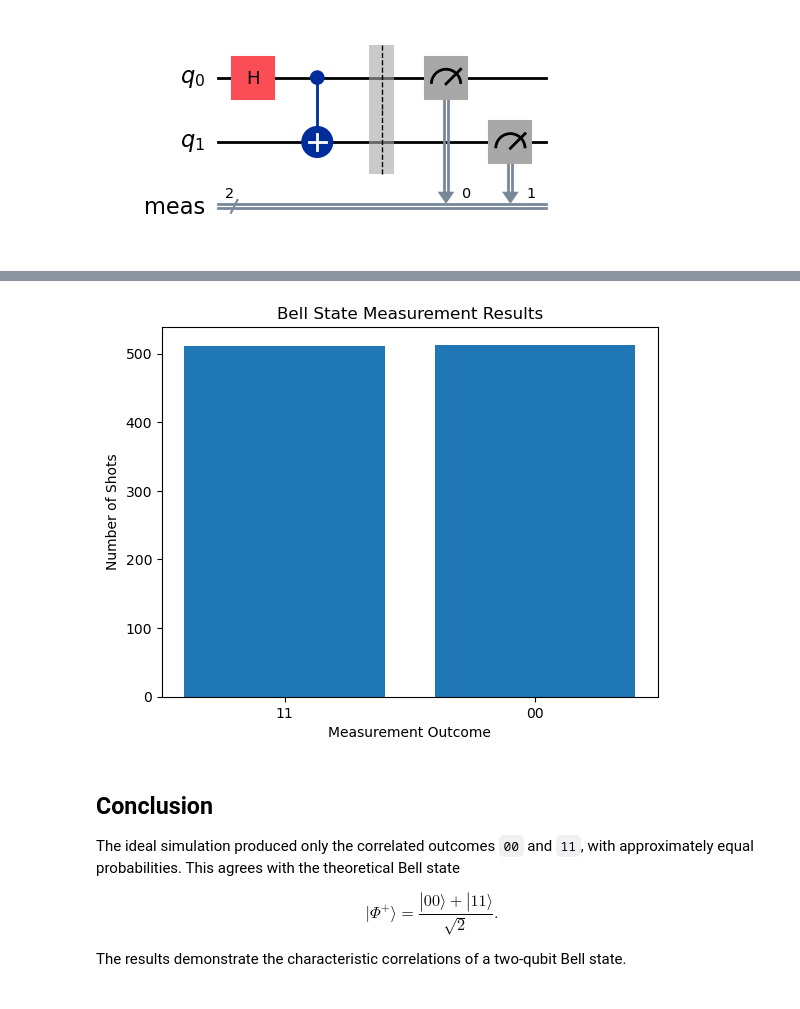
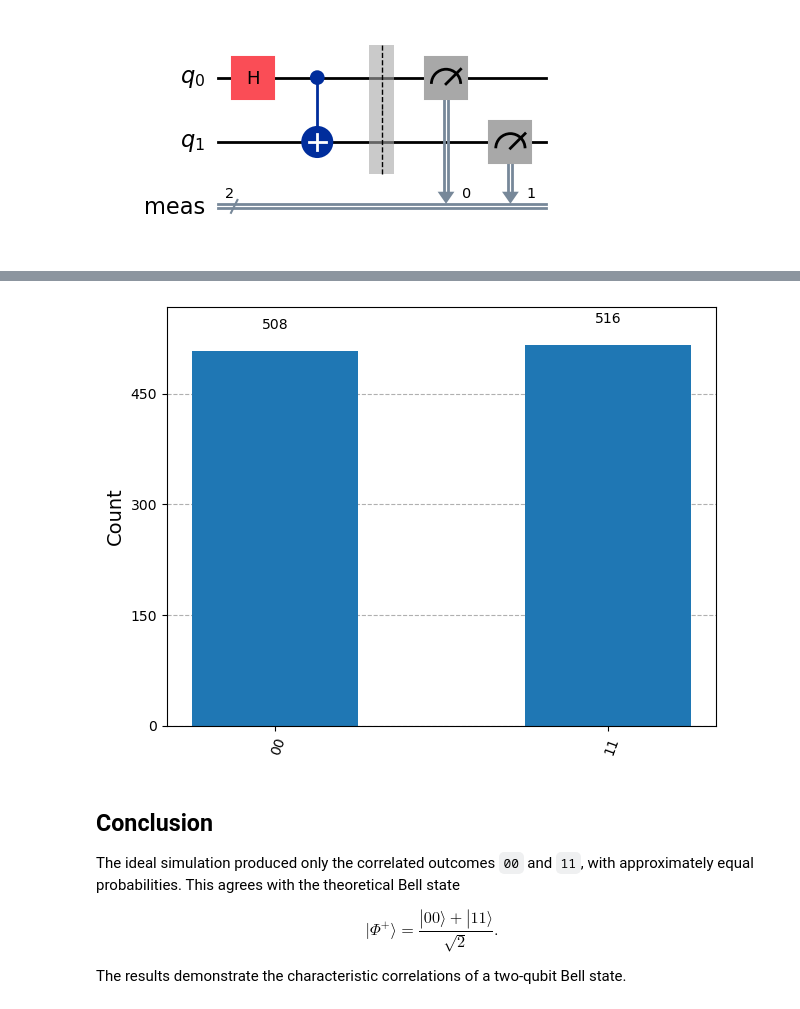
Before and after one commit to Luzaryal/qiskit-quantum-circuits, a Jupyter notebook: 01_quantum_entanglement.ipynb, the cells around one changed output, grey strips where cells are left out. Cells and saved outputs as stored; diff of their text form; code cells hidden in the pictures.

```diff
--- a/01_quantum_entanglement.ipynb
+++ b/01_quantum_entanglement.ipynb
@@ -89,18 +87,9 @@ print(counts)
-# %%
-import matplotlib.pyplot as plt
-
-states = list(counts.keys())
-values = list(counts.values())
-
-plt.bar(states, values)
-
-plt.xlabel("Measurement Outcome")
-plt.ylabel("Number of Shots")
-plt.title("Bell State Measurement Results")
-
-plt.show()
-# %% [output]
-[figure, removed]
+# %%
+from qiskit.visualization import plot_histogram
+
+plot_histogram(counts)
+# %% [output]
+[figure, added]
 # %% [markdown]
 ## Conclusion
 
```
Also changed, not shown: parts of 10 cells of this notebook, 4 other files.
